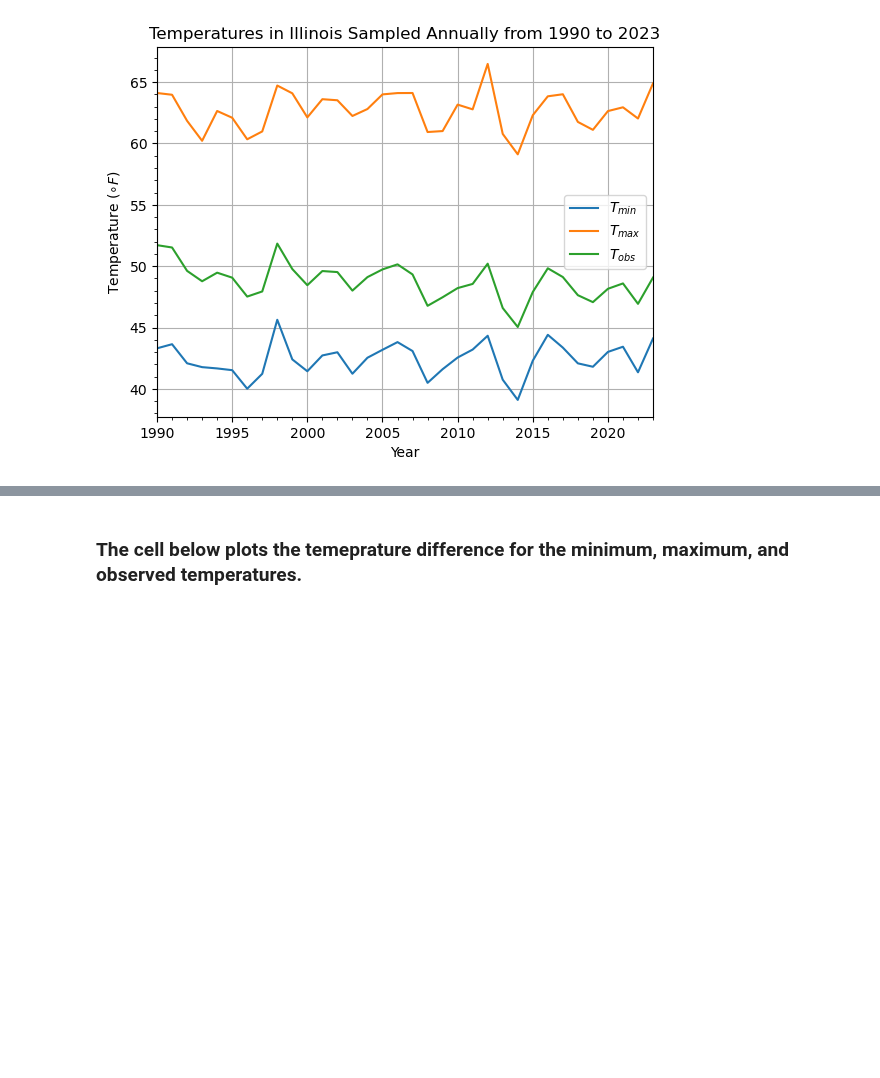
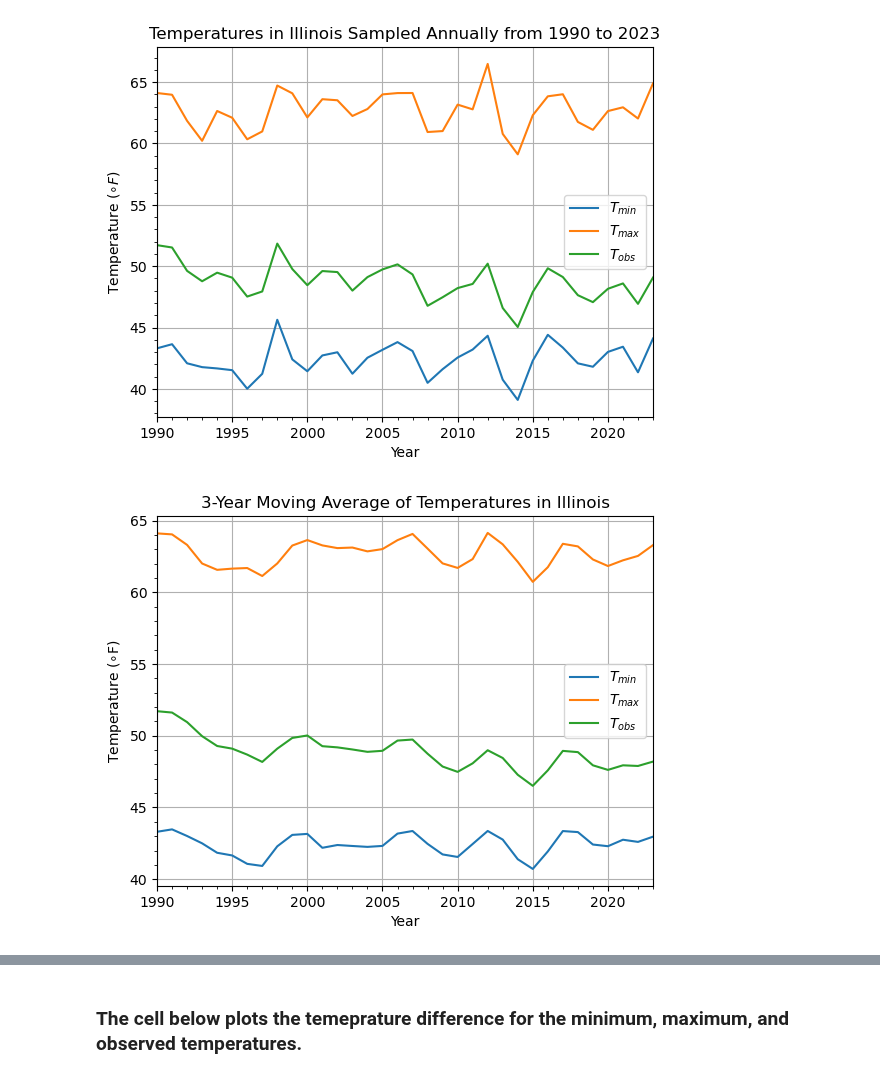
Before and after one commit to hfactor13/IllinoisWeather, a Jupyter notebook: weather_analysis.ipynb, the cells around one changed output, grey strips where cells are left out. Cells and saved outputs as stored; diff of their text form; code cells hidden in the pictures; blank space fills up the shorter version.

Commit message:
Created moving average plots over 3 years and 5 years

```diff
--- a/weather_analysis.ipynb
+++ b/weather_analysis.ipynb
@@ -178,7 +178,8 @@ transformed_data.loc[:, "SNWD"] = unit_conversion(transformed_data, "SNWD")
 # %%
 # Resample the temperature data annually and calculate the mean
 temp_data = transformed_data[["date", "TMIN", "TMAX", "TOBS"]]
-resampled_temp_data = temp_data.resample("Y", on="date").mean()
+temp_data.set_index("date", inplace = True)
+resampled_temp_data = temp_data.resample("Y").mean()
 resampled_temp_data.index = pd.to_datetime(resampled_temp_data.index)
 tmin_label = r"$T_{min}$"
 tmax_label = r"$T_{max}$"
@@ -210,3 +211,45 @@ plt.minorticks_on()
 plt.show()
 # %% [output]
 [figure]
+# %%
+def moving_avg_plot(df, window_interval):
+    """Creates a moving average plot specified at a certain interval.
+
+    Args:
+        df (pandas.DataFrame): dataframe used to preform the rolling average plot
+        window_interval (int): the amount of years we want to do the rolling average over (i.e. 1 year, 3 years, etc.)
+    """
+
+
+    moving_average_temp_data = df.rolling(window = window_interval, min_periods = 1).mean()
+
+
+    # Plotting TMIN, TMAX, and TOBS with moving averages
+    plt.plot(moving_average_temp_data.index.year, moving_average_temp_data["TMIN"], label=tmin_label)
+    plt.plot(moving_average_temp_data.index.year, moving_average_temp_data["TMAX"], label=tmax_label)
+    plt.plot(moving_average_temp_data.index.year, moving_average_temp_data["TOBS"], label=tobs_label)
+
+
+    # Set labels and title
+    plt.xlabel("Year")
+    plt.ylabel(r"Temperature ($\circ$F)")
+    plt.title(f"{window_interval}-Year Moving Average of Temperatures in Illinois")
+
+    # Display the legend
+    plt.legend(loc="best")
+
+    # Adjust the x-range to accommodate the moving average calculation
+    plt.xlim(moving_average_temp_data.index.year.min(), moving_average_temp_data.index.year.max())
+
+    # Display the grid
+    plt.grid()
+
+    # Display minor ticks
+    plt.minorticks_on()
+
+    # Show the plot
+    plt.show()
+# %%
+moving_avg_plot(resampled_temp_data, 3)
+# %% [output]
+[figure, added]
```
Also changed, not shown: parts of 2 cells of this notebook.
